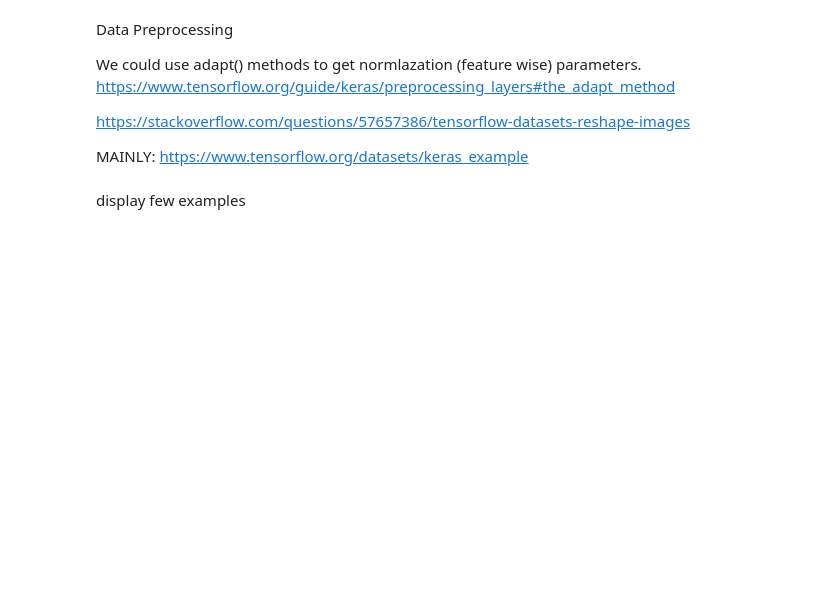
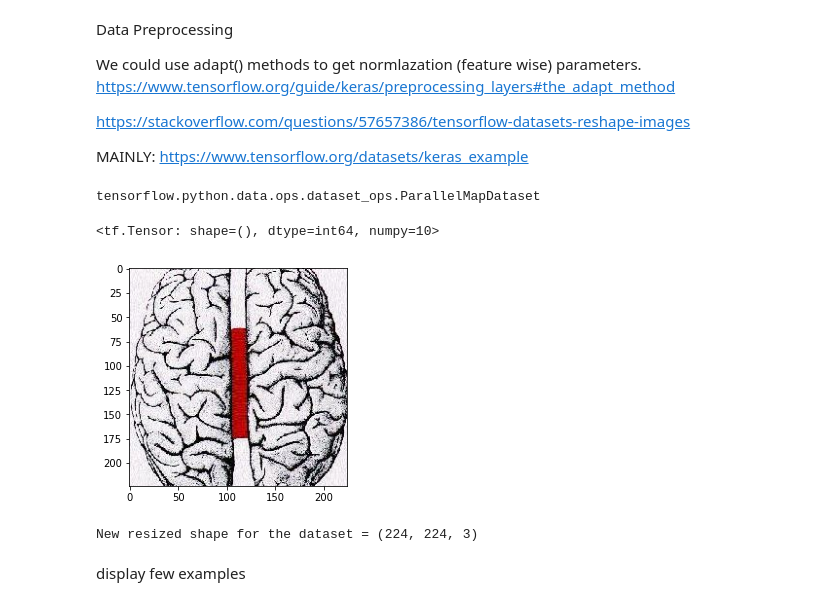
Before and after one commit to LeNovice/PSW, a Jupyter notebook: Main_CadenceNet.ipynb, the cells around one changed output. Cells and saved outputs as stored; diff of their text form; code cells hidden in the pictures; blank space fills up the shorter version.

```diff
--- a/Main_CadenceNet.ipynb
+++ b/Main_CadenceNet.ipynb
@@ -48,27 +75,34 @@ https://www.tensorflow.org/datasets/keras_example
 # %%
 IMG_SIZE = 224
 NUM_CHANNELS = 3
 BATCH_SIZE=128
 
 def map_func(example):
-    resized_image = tf.image.resize_with_crop_or_pad(example["image"], 224, 224)        #TODO: Remove crop as muh as possible
+    resized_image = tf.image.resize_with_crop_or_pad(example["image"], IMG_SIZE, IMG_SIZE)        #TODO: Remove crop as muh as possible
     label = example["label"]
-    return {"image":resized_image, "label":label}
+    #return {"image":resized_image, "label":label}
+    return resized_image, label
 
 
 resized_ds_train = ds_train.map(map_func, num_parallel_calls=tf.data.AUTOTUNE)
 
 
-input_shape = ()
+input_shape = (IMG_SIZE, IMG_SIZE, NUM_CHANNELS)
 display(type(resized_ds_train))
 for example in resized_ds_train:
-    image, label = example["image"], example["label"]
+    image, label = example[0], example[1]
     plt.imshow(image)
     display(label)
     input_shape = image.shape
     break
 plt.show()
+
 print("New resized shape for the dataset = " + str(input_shape))
+# %% [output]
+tensorflow.python.data.ops.dataset_ops.ParallelMapDataset
+<tf.Tensor: shape=(), dtype=int64, numpy=10>
+[figure, added]
+New resized shape for the dataset = (224, 224, 3)
 # %% [markdown]
 display few examples
 # %%
```
Also changed, not shown: parts of 8 cells of this notebook.
